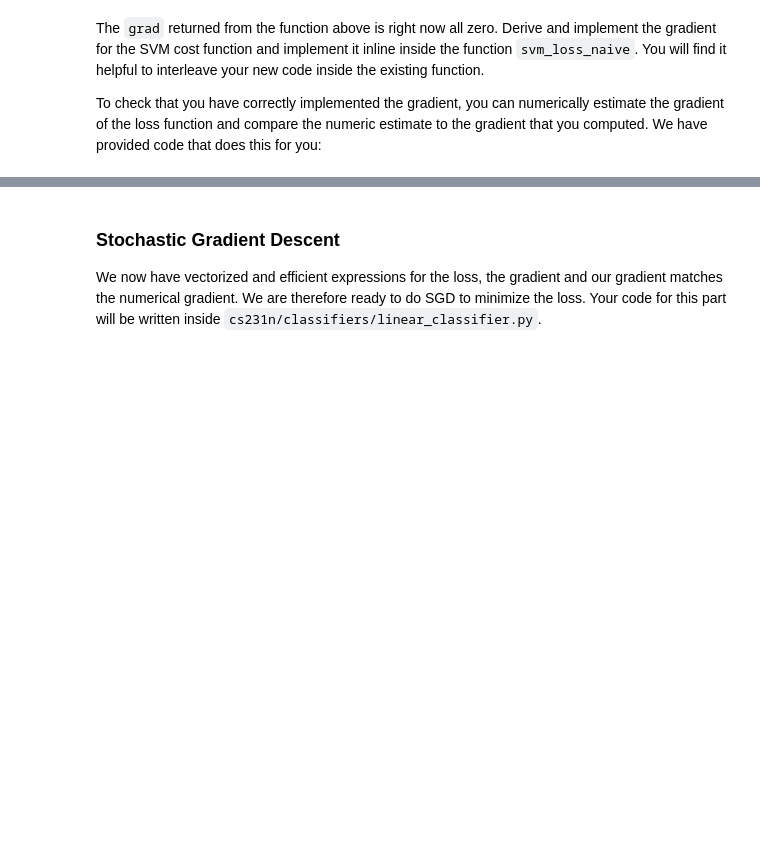
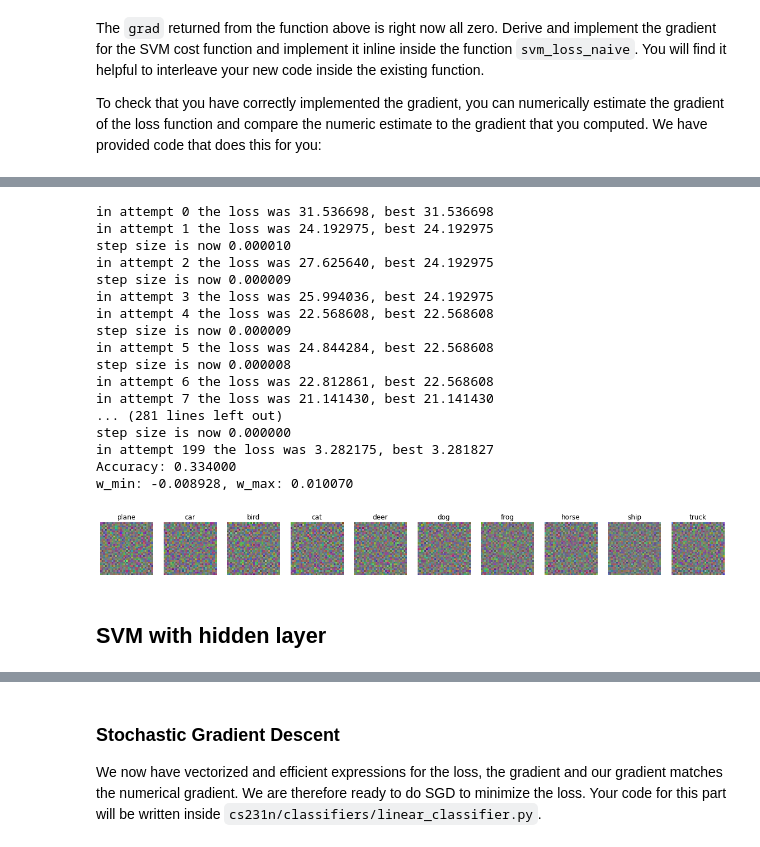
Before and after one commit to jleem99/cs231n, a Jupyter notebook: assignments/assignment1/svm.ipynb, the cells around one changed output, grey strips where cells are left out. Cells and saved outputs as stored; diff of their text form; code cells hidden in the pictures; blank space fills up the shorter version.

```diff
--- a/assignments/assignment1/svm.ipynb
+++ b/assignments/assignment1/svm.ipynb
@@ -248,0 +419,46 @@ print('difference: %f' % difference)
+# %%
+# Gradient Descent (batched)
+
+n_samples = X_train.shape[0]
+batch_size = 100
+n_batches = n_samples // batch_size
+bestloss = float("inf")
+W = np.random.randn(3073, 10) * 0.001
+step_size = 0.00001
+
+for num in range(200):
+    for batch in range(n_batches):
+        X_batch = X_train[batch * batch_size: (batch + 1) * batch_size]
+        y_batch = y_train[batch * batch_size: (batch + 1) * batch_size]
+        loss, grad = svm_loss_vectorized(W, X_batch, y_batch, 0.000005)
+        W -= step_size * grad
+    if (loss < bestloss):
+        bestloss = loss
+        bestW = W
+    else:
+        step_size *= 0.95
+        print('step size is now %f' % (step_size,))
+    print('in attempt %d the loss was %f, best %f' % (num, loss, bestloss))
+
+visualize_weight(bestW)
+# %% [output]
+in attempt 0 the loss was 31.536698, best 31.536698
+in attempt 1 the loss was 24.192975, best 24.192975
+step size is now 0.000010
+in attempt 2 the loss was 27.625640, best 24.192975
+step size is now 0.000009
+in attempt 3 the loss was 25.994036, best 24.192975
+in attempt 4 the loss was 22.568608, best 22.568608
+step size is now 0.000009
+in attempt 5 the loss was 24.844284, best 22.568608
+step size is now 0.000008
+in attempt 6 the loss was 22.812861, best 22.568608
+in attempt 7 the loss was 21.141430, best 21.141430
+... (281 lines left out)
+step size is now 0.000000
+in attempt 199 the loss was 3.282175, best 3.281827
+Accuracy: 0.334000
+w_min: -0.008928, w_max: 0.010070
+[figure, added]
+# %% [markdown]
+## SVM with hidden layer
```
Also changed, not shown: parts of 40 cells of this notebook, 3 other files.
